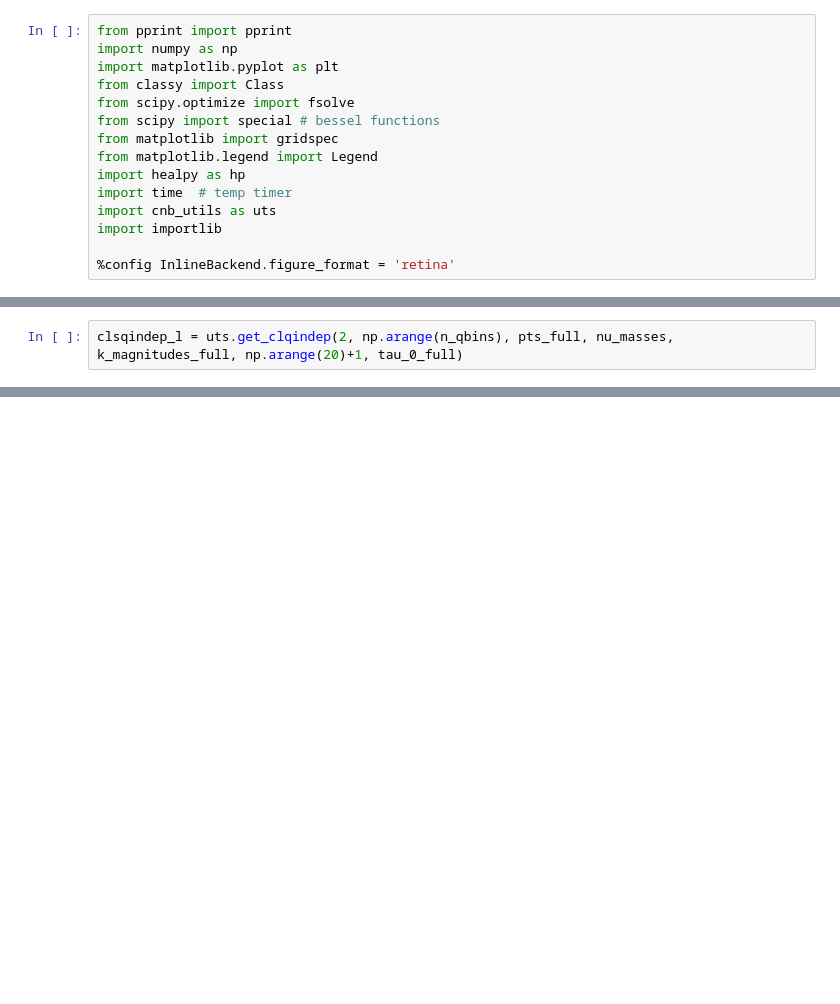
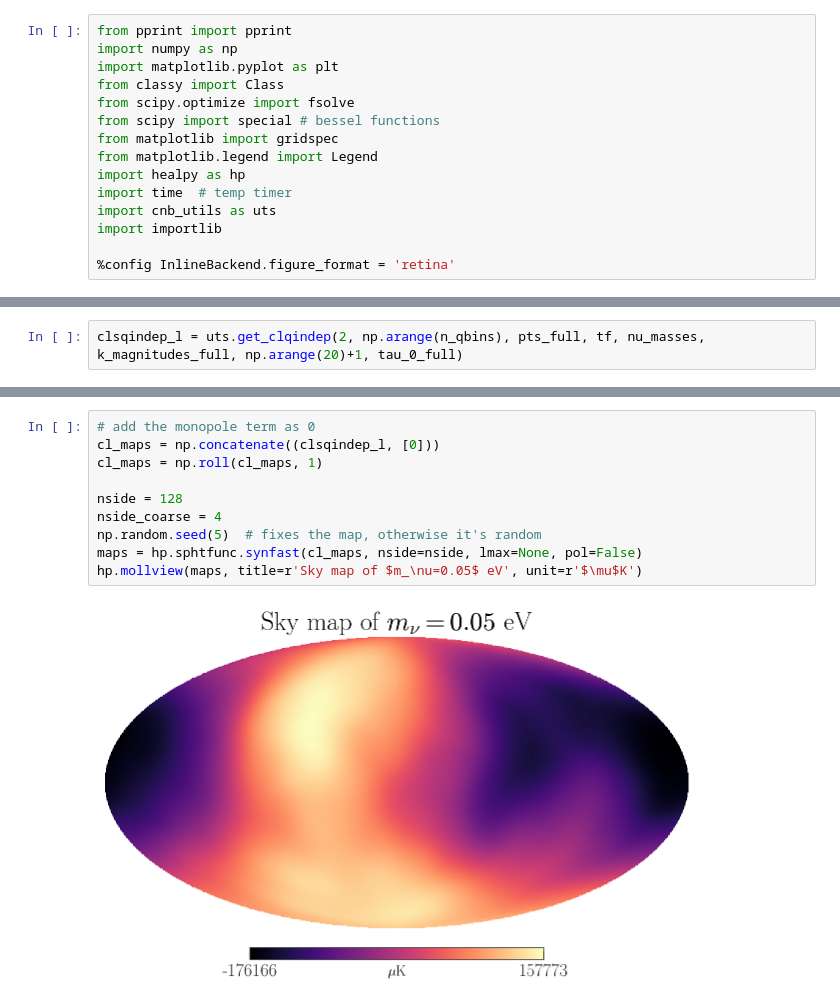
Before and after one commit to gemyxzhang/cnb-anisotropies, a Jupyter notebook: figures.ipynb, the cells around one changed output, grey strips where cells are left out. Saved outputs shown, nothing was run; the diff lists cells and outputs as text; blank space fills up the shorter version.

```diff
--- a/figures.ipynb
+++ b/figures.ipynb
@@ -328,7 +378,7 @@ for l in range(1, l_high):
     else:
         clqs_matrix = np.vstack([clqs_matrix, cl_q])
 # %%
-clsqindep_l = uts.get_clqindep(2, np.arange(n_qbins), pts_full, nu_masses, k_magnitudes_full, np.arange(20)+1, tau_0_full)
+clsqindep_l = uts.get_clqindep(2, np.arange(n_qbins), pts_full, tf, nu_masses, k_magnitudes_full, np.arange(20)+1, tau_0_full)
 # %%
 plt.figure(figsize=(7,5))
 
@@ -352,0 +403,12 @@ plt.legend()
+# %%
+# add the monopole term as 0
+cl_maps = np.concatenate((clsqindep_l, [0]))
+cl_maps = np.roll(cl_maps, 1)
+
+nside = 128
+nside_coarse = 4
+np.random.seed(5)  # fixes the map, otherwise it's random
+maps = hp.sphtfunc.synfast(cl_maps, nside=nside, lmax=None, pol=False)
+hp.mollview(maps, title=r'Sky map of $m_\nu=0.05$ eV', unit=r'$\mu$K')
+# %% [output]
+[figure, added]
```
Also changed, not shown: parts of 20 cells of this notebook.
